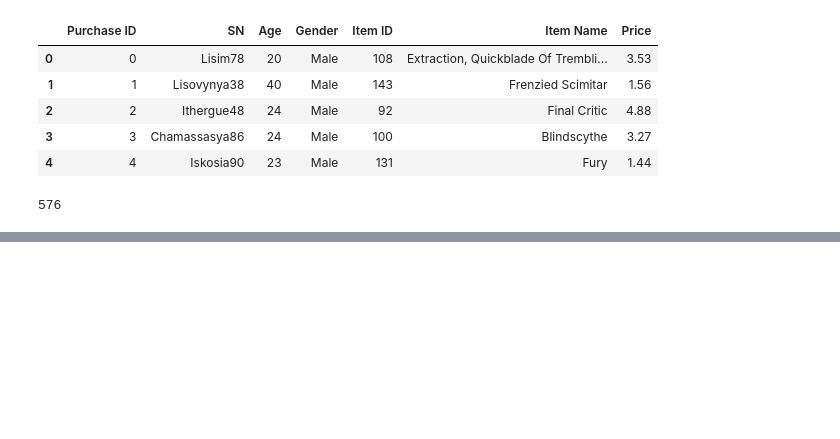
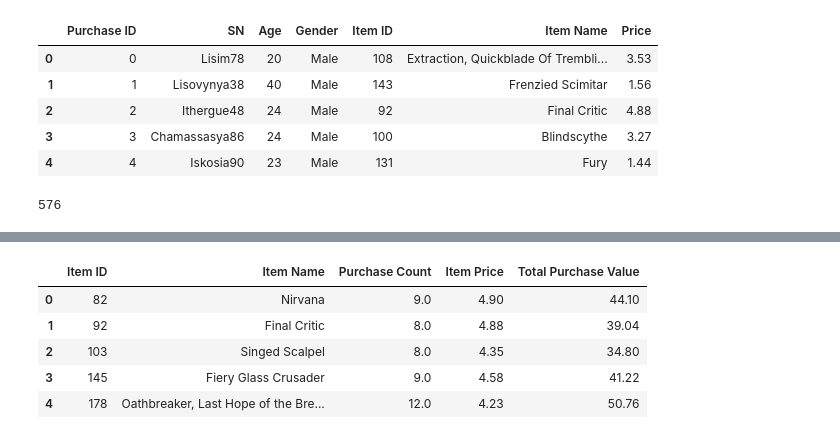
Before and after one commit to RichaG7/pandas-challenge, a Jupyter notebook: HeroesOfPymoli/HeroesOfPymoli.ipynb, the cells around one changed output, grey strips where cells are left out. Saved outputs shown, nothing was run; the diff lists cells and outputs as text; code cells hidden in the pictures; blank space fills up the shorter version.

```diff
--- a/HeroesOfPymoli/HeroesOfPymoli.ipynb
+++ b/HeroesOfPymoli/HeroesOfPymoli.ipynb
@@ -133,0 +255,10 @@ len(purchase.loc[purchase["Gender"] == 'Other / Non-Disclosed', :])
+# %%
+# Most Profitable Items
+
+# Identify the 5 most profitable items by total purchase value, then list (in a table):
+top_5_profits = purchase.groupby('Item ID')['Price'].sum().nlargest(5)
+top_5_profits = top_5_profits.index.values.tolist()
+profits_df = purchase[purchase['Item ID'].isin(top_5_profits)]
+profits_df = profits_df[['Item ID', 'Item Name', 'Price']]
+
+profits_df.head()
@@ -133,0 +272,19 @@ len(purchase.loc[purchase["Gender"] == 'Other / Non-Disclosed', :])
+# %%
+## Item ID
+## Item Name
+## Purchase Count
+## Item Price
+## Total Purchase Value
+
+summary_profits = profits_df.groupby(['Item ID', 'Item Name']).agg([np.count_nonzero, np.mean, np.sum])
+summary_profits = summary_profits.reset_index()
+summary_profits.columns = ['Item ID', 'Item Name', 'Purchase Count', 'Item Price', 'Total Purchase Value']
+
+summary_profits
+# %% [output]
+|  | Item ID | Item Name | Purchase Count | Item Price | Total Purchase Value |
+| 0 | 82 | Nirvana | 9.0 | 4.90 | 44.10 |
+| 1 | 92 | Final Critic | 8.0 | 4.88 | 39.04 |
+| 2 | 103 | Singed Scalpel | 8.0 | 4.35 | 34.80 |
+| 3 | 145 | Fiery Glass Crusader | 9.0 | 4.58 | 41.22 |
+| 4 | 178 | Oathbreaker, Last Hope of the Bre... | 12.0 | 4.23 | 50.76 |
```
Also changed, not shown: parts of 27 cells of this notebook.
